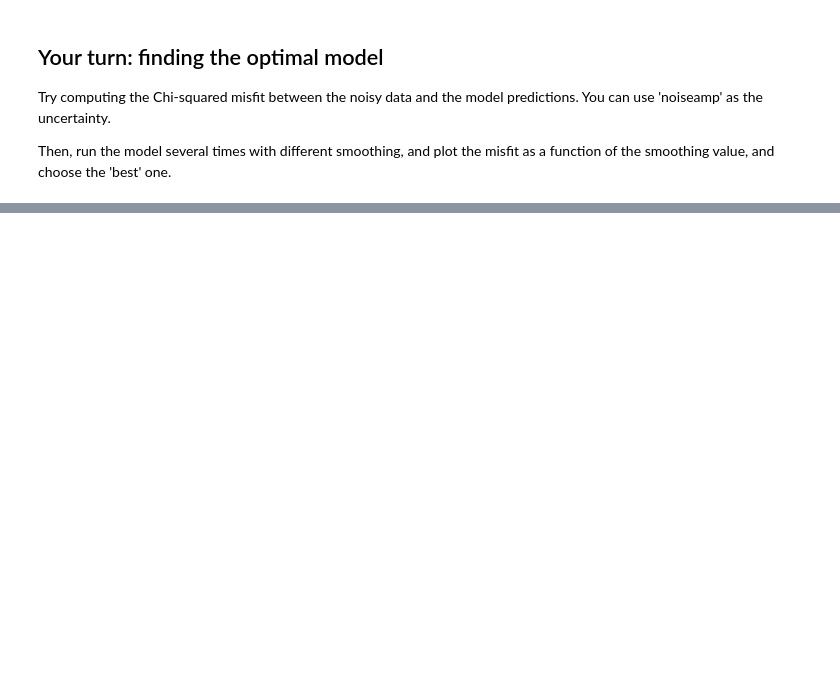
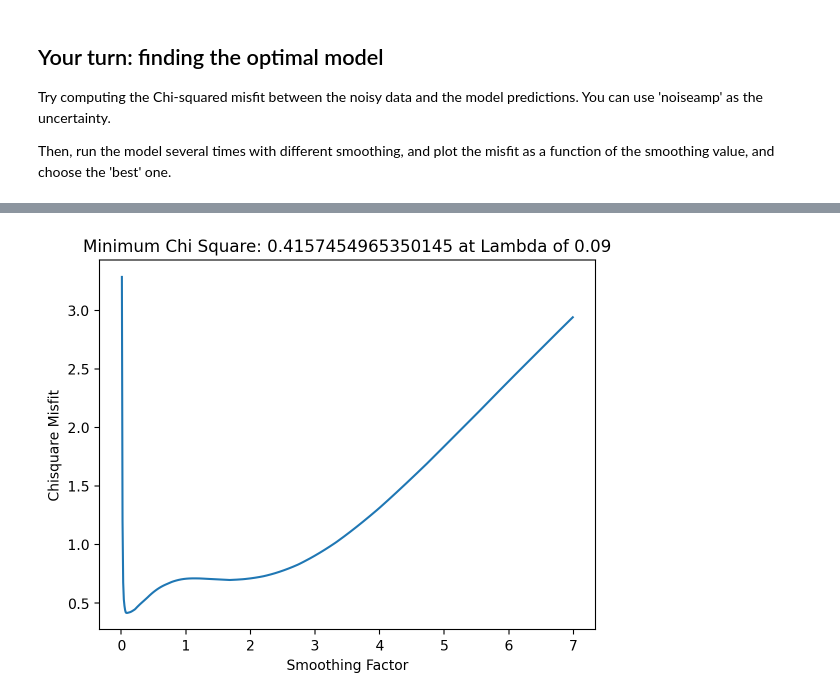
Before and after one commit to geothomaslee/EPS522_03, a Jupyter notebook: Lab 10/Lab10a_regularization.ipynb, the cells around one changed output, grey strips where cells are left out. Cells and saved outputs as stored; diff of their text form; code cells hidden in the pictures; blank space fills up the shorter version.

```diff
--- a/Lab 10/Lab10a_regularization.ipynb
+++ b/Lab 10/Lab10a_regularization.ipynb
@@ -424,14 +424,84 @@ Try computing the Chi-squared misfit between the noisy data and the model predic
 
 Then, run the model several times with different smoothing, and plot the misfit as a function of the smoothing value, and choose the 'best' one.
 # %%
-print(type(patchx))
-print(type(mfit_smooth.x))
-print(type(dip_slip))
+def chisquare_misfit(observed, expected):
+    chisquare = 0
+    for index in range(len(observed)):
+        observed_current = observed[index]
+        expected_current = expected[index]
 
-print(len(patchx))
-print(len(mfit_smooth.x))
-print(len(dip_slip))
+        # One issue with Chisquare for this test - we can't use values where the expected is 0, which means that we actually have a very small sample
+        # size because a vast majority of values in dip_slip are zero. This means that by definition this test is actually invalid.
 
-E_chi_squared = scipy.stats.chisquare(data_E, data_fit[0::3])
-print(E_chi_squared)
+        if expected_current != 0: # Don't do if expected is zero to avoid divide by 0
+            current_chisquare = ((observed_current - expected_current) **2) / expected_current
+            chisquare += current_chisquare
+
+    return chisquare
+
+def smooth_model(Npatches, lam, G, G_augmented, noisydata):
+    L = create_1d_laplacian(Npatches)
+
+    G_augmented = np.row_stack( (G, lam*L) )
+
+    # we also need to augment the data vector with zeros
+    d_augmented = np.concatenate( (noisydata,np.zeros(Npatches)), axis=None)
+
+    mfit_smooth = scipy.optimize.lsq_linear(G_augmented,d_augmented,bounds = (model_min,model_max))
+
+    return mfit_smooth
+
+lams = np.arange(0.01, 7, 0.01)
+chisquare = []
+
+for lam in lams:
+    mfit_smooth = smooth_model(Npatches=Npatches,
+                               lam = lam,
+                               G=G,
+                               G_augmented=G_augmented,
+                               noisydata=noisydata)
+
+    chisquare_current = chisquare_misfit(mfit_smooth.x,dip_slip)
+    chisquare.append(chisquare_current)
+
+min_chi_index = np.argmin(chisquare)
+min_chi = chisquare[min_chi_index]
+min_lambda = lams[min_chi_index]
+
+plt.plot(lams, chisquare)
+plt.title(f'Minimum Chi Square: {min_chi} at Lambda of {min_lambda}')
+plt.xlabel('Smoothing Factor')
+plt.ylabel('Chisquare Misfit')
+plt.show()
+
+best_model = smooth_model(Npatches=Npatches,
+                               lam = min_lambda,
+                               G=G,
+                               G_augmented=G_augmented,
+                               noisydata=noisydata)
+
+plt.figure(figsize=(10,5))
+plt.plot(patchx,best_model.x,label='estimated')
+plt.plot(patchx,dip_slip,label='true model')
+plt.xlabel('Distance from fault trace (km)')
+plt.ylabel('Fault slip (m)')
+plt.grid()
+plt.legend()
+plt.show()
+
+
+data_fit = np.matmul(G,best_model.x)
+
+plt.figure(figsize=(10,5))
+plt.plot(gpsx,data_E,'b.',label='East')
+plt.plot(gpsx,data_N,'r.',label='North')
+plt.plot(gpsx,data_U,'g.',label='Up')
+plt.plot(gpsx,data_fit[0::3],'-c',label='East fit')
+plt.plot(gpsx,data_fit[1::3],'-m',label='North fit')
+plt.plot(gpsx,data_fit[2::3],'-k',label='Up fit')
+plt.xlabel('Distance from fault trace (km)')
+plt.ylabel('Displacement (m)')
+plt.legend(loc='upper right')
+plt.grid()
+plt.show()
 # %% [output]
@@ -444,0 +508 @@ Power_divergenceResult(statistic=2.6326333879924206, pvalue=0.9999999999999999)
+[figure, added]
```
Also changed, not shown: parts of 9 cells of this notebook.
